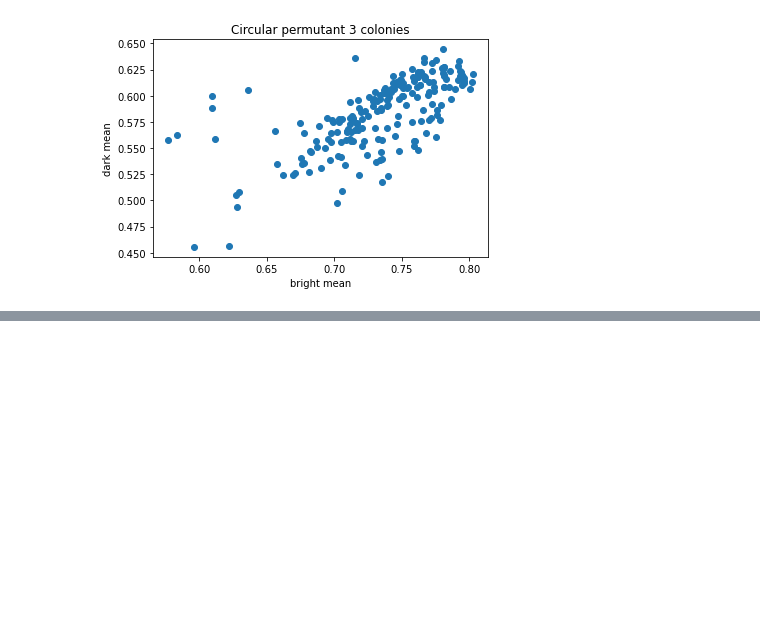
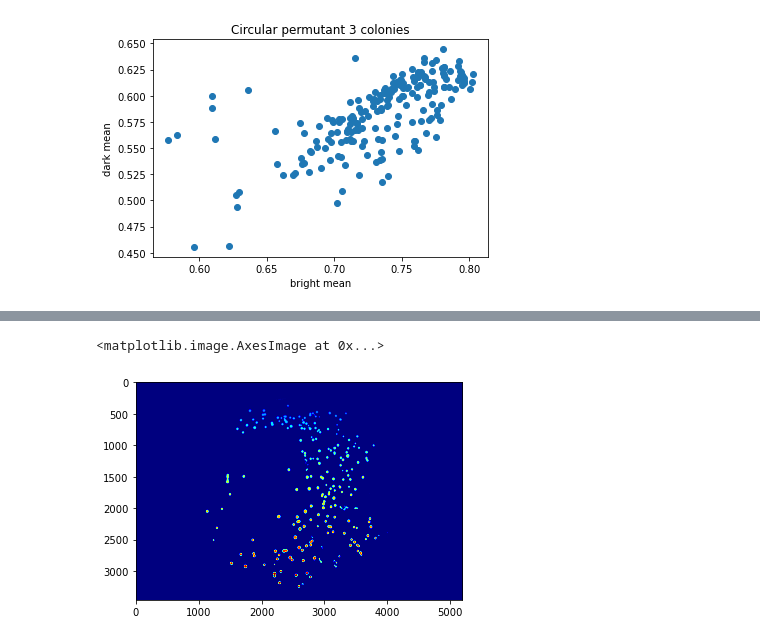
Before and after one commit to kentgorday/kuriyanlab_python-workshops, a Jupyter notebook: 3/FMNcolonies.ipynb, the cells around one changed output, grey strips where cells are left out. Saved outputs shown, nothing was run; the diff lists cells and outputs as text; code cells hidden in the pictures; blank space fills up the shorter version.

```diff
--- a/3/FMNcolonies.ipynb
+++ b/3/FMNcolonies.ipynb
@@ -268,0 +280,10 @@ Text(0.5, 1.0, 'Circular permutant 3 colonies')
+# %%
+# We'll now label these separated objects so we can calculate their properties
+from skimage.measure import label, regionprops
+
+labels_bright = label(segmented_bright)
+
+plt.imshow(labels_bright, cmap = 'jet')
+# %% [output]
+<matplotlib.image.AxesImage at 0x...>
+[figure, added]
```
Also changed, not shown: parts of 4 cells of this notebook, 1 other file.
